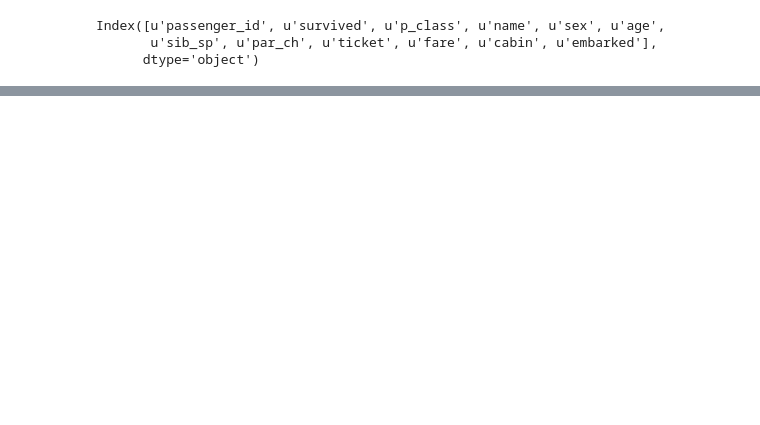
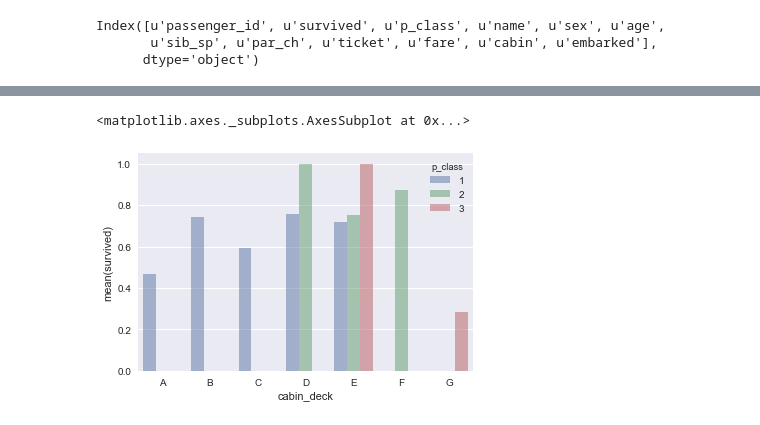
Before and after one commit to joshtice/Titanic_project, a Jupyter notebook: Titanic.ipynb, the cells around one changed output, grey strips where cells are left out. Drawn from its saved outputs; the diff is of its cells as text; code cells hidden in the pictures; blank space fills up the shorter version.

```diff
--- a/Titanic.ipynb
+++ b/Titanic.ipynb
@@ -178,0 +262,5 @@ Decision:
+# %%
+sns.barplot(x='cabin_deck', y='survived', data=df, ci=None, hue='p_class', alpha=0.5)
+# %% [output]
+<matplotlib.axes._subplots.AxesSubplot at 0x...>
+[figure, added]
```
Also changed, not shown: parts of 52 cells of this notebook, 1 other file.
